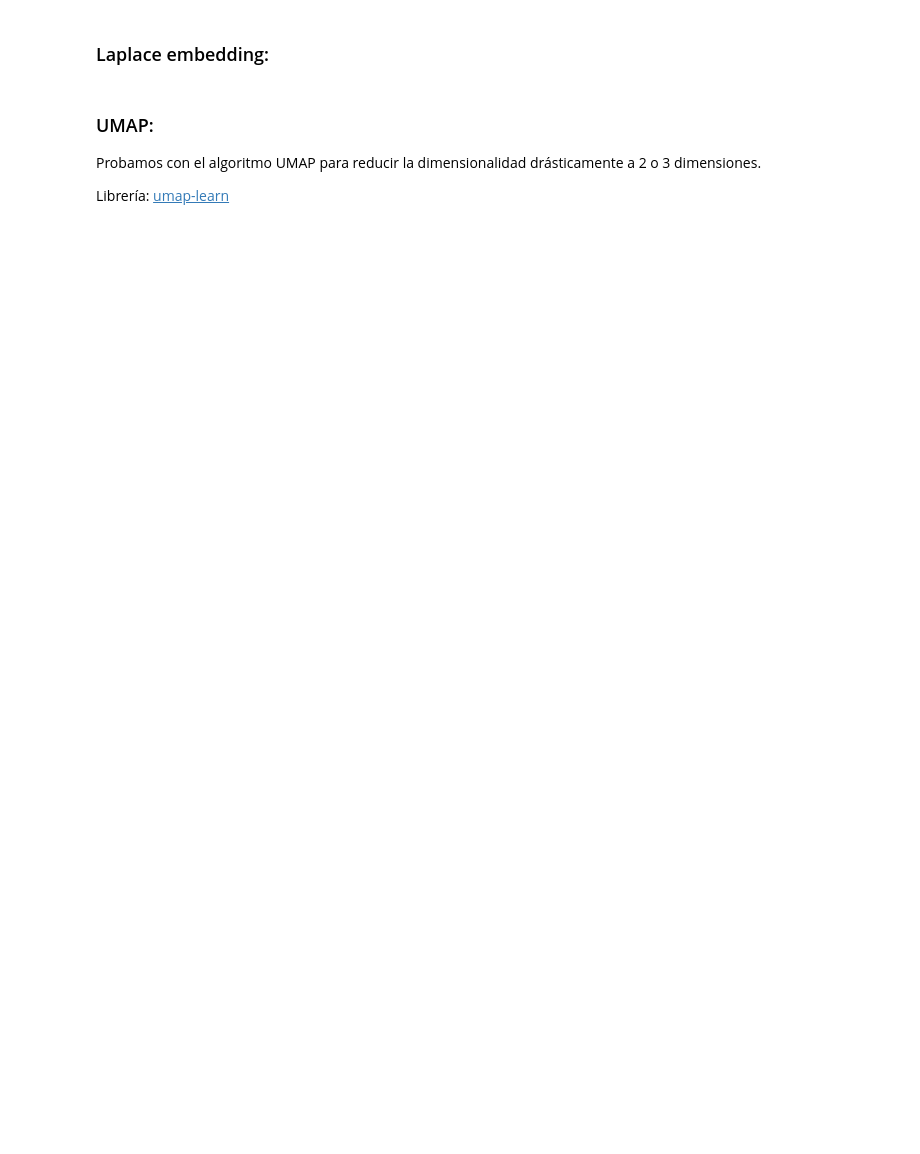
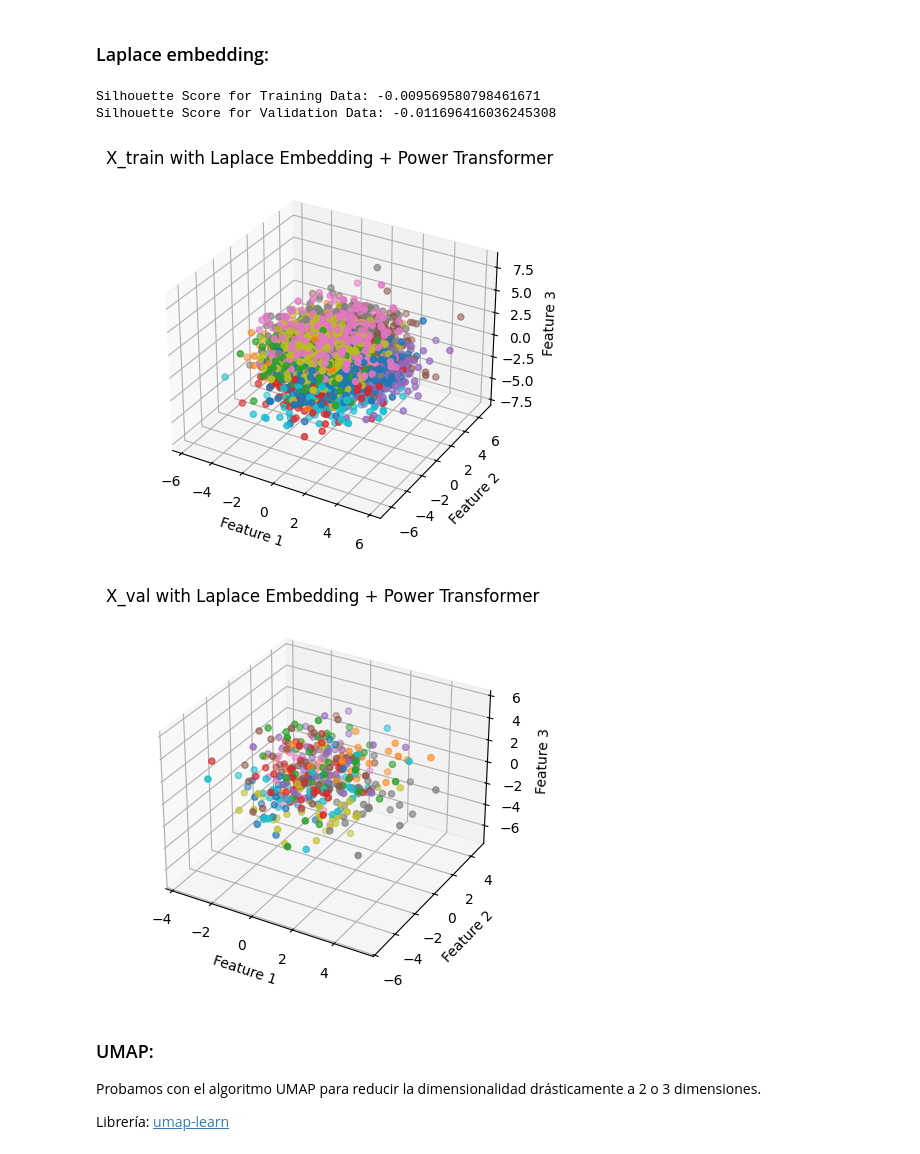
Before and after one commit to slamgLuke/HAClustering, a Jupyter notebook: main.ipynb, the cells around one changed output. Cells and saved outputs as stored; diff of their text form; code cells hidden in the pictures; blank space fills up the shorter version.

```diff
--- a/main.ipynb
+++ b/main.ipynb
@@ -266,5 +300,43 @@ X_test_rp = random_projection.transform(X_test_scaled)
 # %% [markdown]
 ### Laplace embedding:
+# %%
+from sklearn.manifold import SpectralEmbedding
+embedding = SpectralEmbedding(n_components=202, n_neighbors=10)
+
+X_train_le = embedding.fit_transform(X_train_scaled)
+X_val_le = embedding.fit_transform(X_val_scaled)
+X_test_le = embedding.fit_transform(X_test_scaled)
+# %%
+silhouette_train_le = silhouette_score(X_train_le, train_numeric_labels)
+silhouette_val_le = silhouette_score(X_val_le, val_numeric_labels)
+
+print(f"Silhouette Score for Training Data: {silhouette_train_le}")
+print(f"Silhouette Score for Validation Data: {silhouette_val_le}")
+
+# Plot for X_train
+fig = plt.figure()
+ax = fig.add_subplot(111, projection='3d')
+ax.scatter(X_train_rp[:, 0], X_train_rp[:, 1], X_train_rp[:, 2], c=train_numeric_labels, cmap='tab10')
+ax.set_title("X_train with Laplace Embedding + Power Transformer")
+ax.set_xlabel("Feature 1")
+ax.set_ylabel("Feature 2")
+ax.set_zlabel("Feature 3")
+plt.show()
+
+# Plot for X_val
+fig = plt.figure()
+ax = fig.add_subplot(111, projection='3d')
+ax.scatter(X_val_rp[:, 0], X_val_rp[:, 1], X_val_rp[:, 2], c=val_numeric_labels, cmap='tab10')
+ax.set_title("X_val with Laplace Embedding + Power Transformer")
+ax.set_xlabel("Feature 1")
+ax.set_ylabel("Feature 2")
+ax.set_zlabel("Feature 3")
+plt.show()
+# %% [output]
+Silhouette Score for Training Data: -0.009569580798461671
+Silhouette Score for Validation Data: -0.011696416036245308
+[figure, added]
+[figure, added]
 # %% [markdown]
 ### UMAP:
 
```
Also changed, not shown: parts of 17 cells of this notebook, 5 other files.
